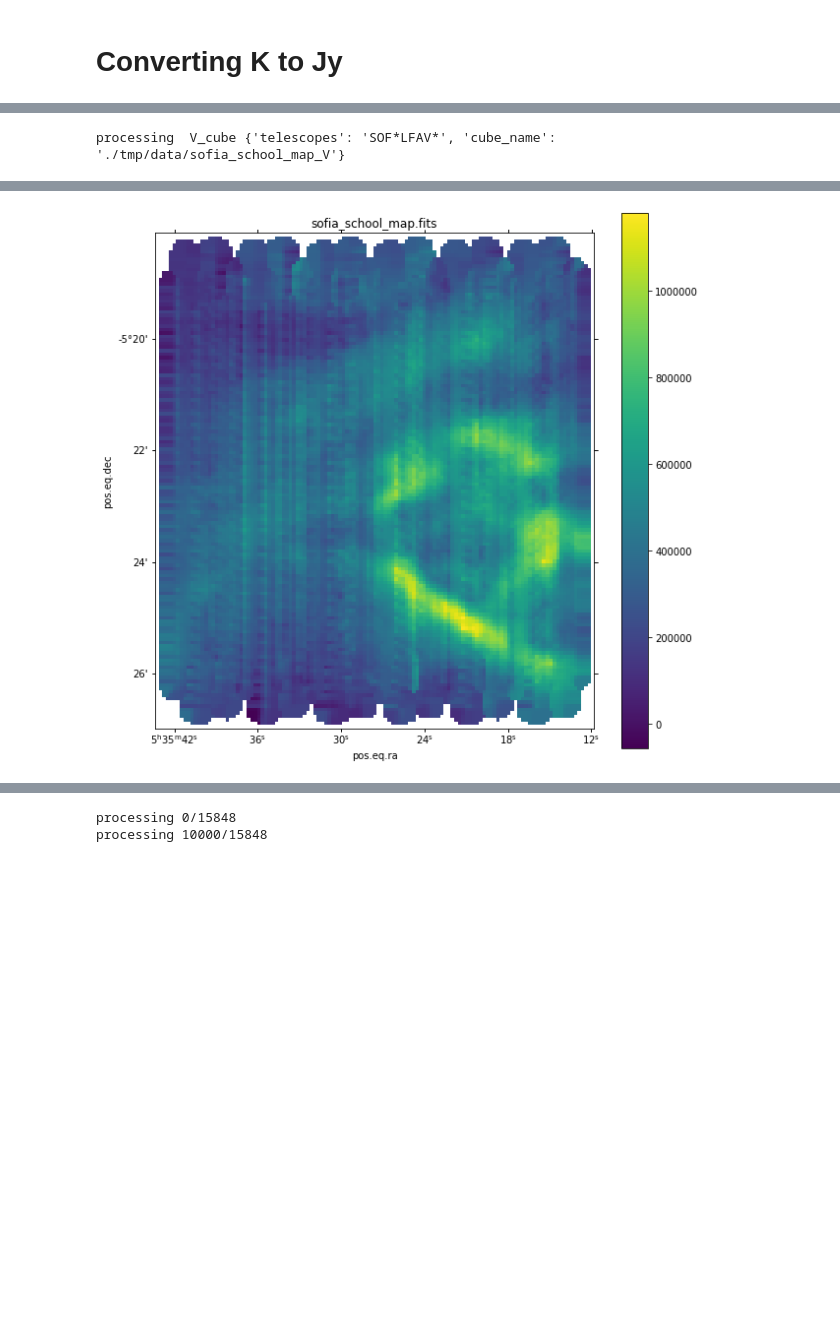
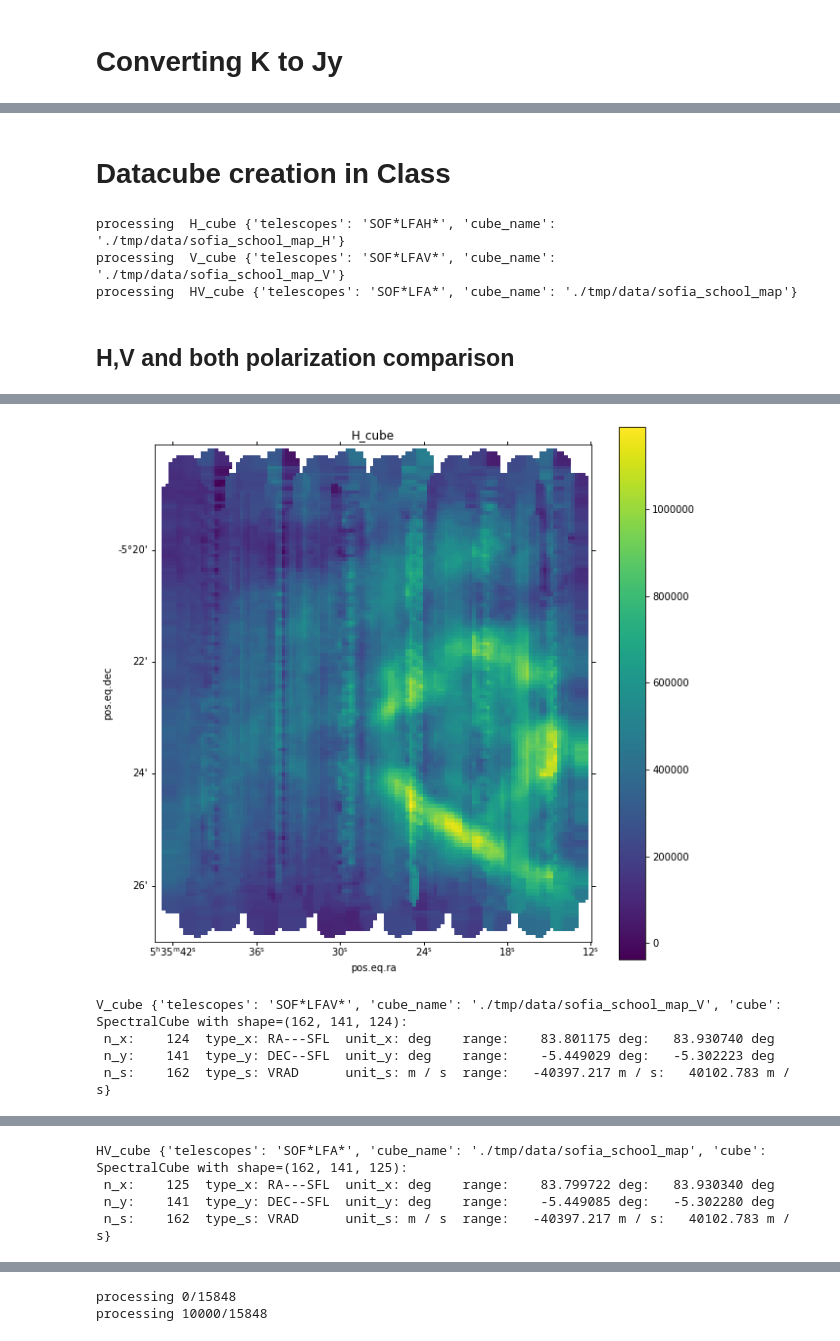
Before and after one commit to KOSMAsubmm/GREAT_data_reduction_notebook, a Jupyter notebook: GREAT_data_reduction_April_21_2023.ipynb, the cells around one changed output, grey strips where cells are left out. Drawn from its saved outputs; the diff is of its cells as text; code cells hidden in the pictures; blank space fills up the shorter version.

```diff
--- a/GREAT_data_reduction_April_21_2023.ipynb
+++ b/GREAT_data_reduction_April_21_2023.ipynb
@@ -637,3 +573,5 @@ show_file_content("/tmp/cmd.log", 3)
+# %% [markdown]
+# Datacube creation in Class
 # %%
 cmd='''
 file in "{input_filename}"
@@ -677,13 +615,15 @@ telescopes = "SOF*"
 cube_name="./tmp/data/sofia_school_map"
 velocity_resolution=0.5
 cubes = {}
-#cubes["H_cube"] = {"telescopes" : "SOF*LFAH*", "cube_name" : "./tmp/data/sofia_school_map_H"}
+cubes["H_cube"] = {"telescopes" : "SOF*LFAH*", "cube_name" : "./tmp/data/sofia_school_map_H"}
 cubes["V_cube"] = {"telescopes" : "SOF*LFAV*", "cube_name" : "./tmp/data/sofia_school_map_V"}
-#cubes["HV_cube"] = {"telescopes" : "SOF*LFA*", "cube_name" : "./tmp/data/sofia_school_map"}
+cubes["HV_cube"] = {"telescopes" : "SOF*LFA*", "cube_name" : "./tmp/data/sofia_school_map"}
 for cube_name, params in cubes.items():
     print("processing ",cube_name,params)
     telescopes = params["telescopes"]
     cube_name = params["cube_name"]
     output=RunClassScript(cmd.format(**locals()))
 # %% [output]
+processing  H_cube {'telescopes': 'SOF*LFAH*', 'cube_name': './tmp/data/sofia_school_map_H'}
 processing  V_cube {'telescopes': 'SOF*LFAV*', 'cube_name': './tmp/data/sofia_school_map_V'}
+processing  HV_cube {'telescopes': 'SOF*LFA*', 'cube_name': './tmp/data/sofia_school_map'}
@@ -698,20 +630,18 @@ output=RunClassScript(cmd.format(**locals()))
+# %% [markdown]
+## H,V and both polarization comparison
 # %%
-SpectralCube.read(cube_fits_filename)
 #
 max_vel = -5
 min_vel = 15
 limits = (min_vel,max_vel)
 limits = limits*u.km/u.s
-import glob
-filename = "./tmp/data/sofia_school_map.fits"
-print(os.path.exists(filename))
-cubes={}
-cubes[os.path.basename(filename)] = SpectralCube.read(filename)
-
-
-for i,(line,cube) in enumerate(cubes.items()):
-    print(line)
+#
+for i,(cube_name,parameters) in enumerate(cubes.items()):
+    print(cube_name,parameters)
+    cube= SpectralCube.read(parameters["cube_name"]+".fits")
+    parameters["cube"] = cube
     image = cube.spectral_slab(min(limits),max(limits)).moment(order=0)
+    parameters["image"] = image
     wcs = WCS(image.header)
     ax = plt.subplot(1,1,1, projection=wcs)
     cax = ax.imshow(image.data)
@@ -719,6 +649,6 @@ for i,(line,cube) in enumerate(cubes.items()):
     #
     fig = ax.get_figure()
     fig.set_size_inches(10,10)
-    ax.set_title(line)
+    ax.set_title(cube_name)
     plt.show()
 # %% [output]
@@ -730 +661,5 @@ sofia_school_map.fits
-[figure, old version]
+[figure, new version]
+V_cube {'telescopes': 'SOF*LFAV*', 'cube_name': './tmp/data/sofia_school_map_V', 'cube': SpectralCube with shape=(162, 141, 124):
+ n_x:    124  type_x: RA---SFL  unit_x: deg    range:    83.801175 deg:   83.930740 deg
+ n_y:    141  type_y: DEC--SFL  unit_y: deg    range:    -5.449029 deg:   -5.302223 deg
+ n_s:    162  type_s: VRAD      unit_s: m / s  range:   -40397.217 m / s:   40102.783 m / s}
@@ -730,0 +669,4 @@ sofia_school_map.fits
+HV_cube {'telescopes': 'SOF*LFA*', 'cube_name': './tmp/data/sofia_school_map', 'cube': SpectralCube with shape=(162, 141, 125):
+ n_x:    125  type_x: RA---SFL  unit_x: deg    range:    83.799722 deg:   83.930340 deg
+ n_y:    141  type_y: DEC--SFL  unit_y: deg    range:    -5.449085 deg:   -5.302280 deg
+ n_s:    162  type_s: VRAD      unit_s: m / s  range:   -40397.217 m / s:   40102.783 m / s}
```
Also changed, not shown: parts of 31 cells of this notebook.
